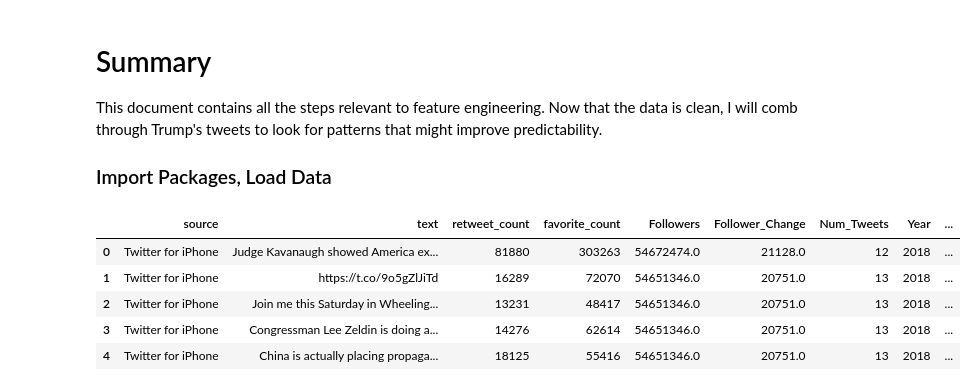
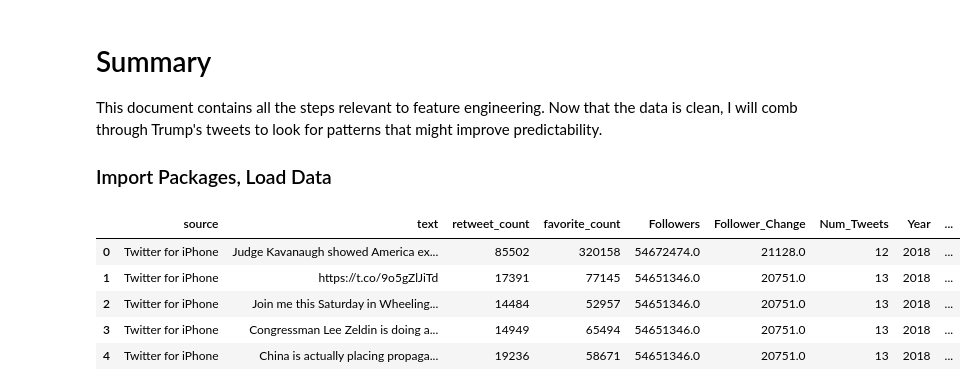
Before and after one commit to samadalipatel/Trump-Twitter-Predictions, a Jupyter notebook: Python/Part Three - Feature Engineering.ipynb, the cells around one changed output. Saved outputs shown, nothing was run; the diff lists cells and outputs as text; code cells hidden in the pictures.

```diff
--- a/Python/Part Three - Feature Engineering.ipynb
+++ b/Python/Part Three - Feature Engineering.ipynb
@@ -10,10 +20,10 @@ import pandas as pd
 # %%
-df = pd.read_csv('project_data.csv', encoding = 'ISO-8859-1')
+df = pd.read_csv('~/Documents/GitHub/Trump-Twitter-Predictions/Data/abt.csv', encoding = 'ISO-8859-1')
 df.head()
 # %% [output]
 |  | source | text | retweet_count | favorite_count | Followers | Follower_Change | Num_Tweets | Year | ... |
-| 0 | Twitter for iPhone | Judge Kavanaugh showed America ex... | 81880 | 303263 | 54672474.0 | 21128.0 | 12 | 2018 | ... |
-| 1 | Twitter for iPhone | https://t.co/9o5gZlJiTd | 16289 | 72070 | 54651346.0 | 20751.0 | 13 | 2018 | ... |
-| 2 | Twitter for iPhone | Join me this Saturday in Wheeling... | 13231 | 48417 | 54651346.0 | 20751.0 | 13 | 2018 | ... |
-| 3 | Twitter for iPhone | Congressman Lee Zeldin is doing a... | 14276 | 62614 | 54651346.0 | 20751.0 | 13 | 2018 | ... |
-| 4 | Twitter for iPhone | China is actually placing propaga... | 18125 | 55416 | 54651346.0 | 20751.0 | 13 | 2018 | ... |
+| 0 | Twitter for iPhone | Judge Kavanaugh showed America ex... | 85502 | 320158 | 54672474.0 | 21128.0 | 12 | 2018 | ... |
+| 1 | Twitter for iPhone | https://t.co/9o5gZlJiTd | 17391 | 77145 | 54651346.0 | 20751.0 | 13 | 2018 | ... |
+| 2 | Twitter for iPhone | Join me this Saturday in Wheeling... | 14484 | 52957 | 54651346.0 | 20751.0 | 13 | 2018 | ... |
+| 3 | Twitter for iPhone | Congressman Lee Zeldin is doing a... | 14949 | 65494 | 54651346.0 | 20751.0 | 13 | 2018 | ... |
+| 4 | Twitter for iPhone | China is actually placing propaga... | 19236 | 58671 | 54651346.0 | 20751.0 | 13 | 2018 | ... |
```
Also changed, not shown: parts of 46 cells of this notebook.
